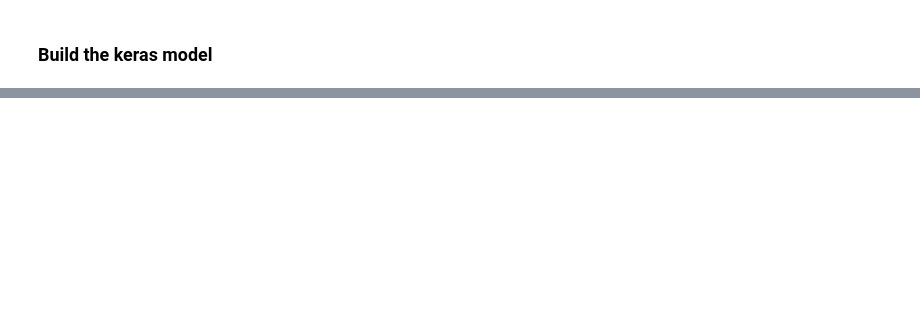
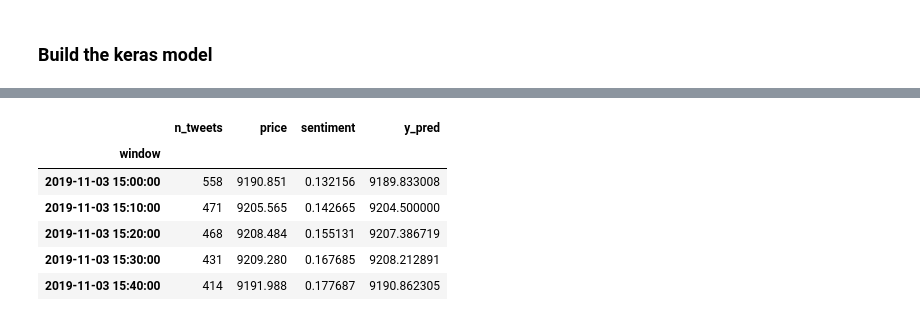
Before and after one commit to Wolfpack-Inc/data-engineering, a Jupyter notebook: machine-learning/keras-training.ipynb, the cells around one changed output, grey strips where cells are left out. Cells and saved outputs as stored; diff of their text form; code cells hidden in the pictures; blank space fills up the shorter version.

```diff
--- a/machine-learning/keras-training.ipynb
+++ b/machine-learning/keras-training.ipynb
@@ -130,0 +223,15 @@ ValueError: A target array with shape (3, 3) was passed for an output of shape (
+# %%
+# Predict the test set
+y_pred = model.predict(X_train).flatten()
+
+df_pred = df.iloc[:len(X_train)]
+df_pred.loc[:,'y_pred'] = y_pred
+df_pred.head()
+# %% [output]
+|  | n_tweets | price | sentiment | y_pred |
+| window |  |  |  |  |
+| 2019-11-03 15:00:00 | 558 | 9190.851 | 0.132156 | 9189.833008 |
+| 2019-11-03 15:10:00 | 471 | 9205.565 | 0.142665 | 9204.500000 |
+| 2019-11-03 15:20:00 | 468 | 9208.484 | 0.155131 | 9207.386719 |
+| 2019-11-03 15:30:00 | 431 | 9209.280 | 0.167685 | 9208.212891 |
+| 2019-11-03 15:40:00 | 414 | 9191.988 | 0.177687 | 9190.862305 |
```
Also changed, not shown: parts of 20 cells of this notebook.
